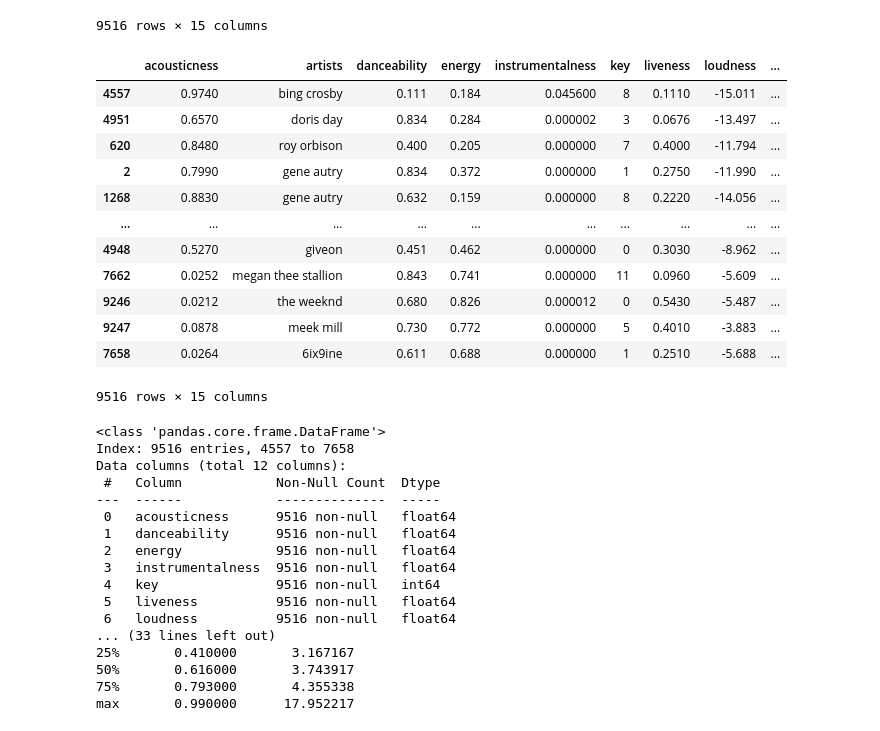
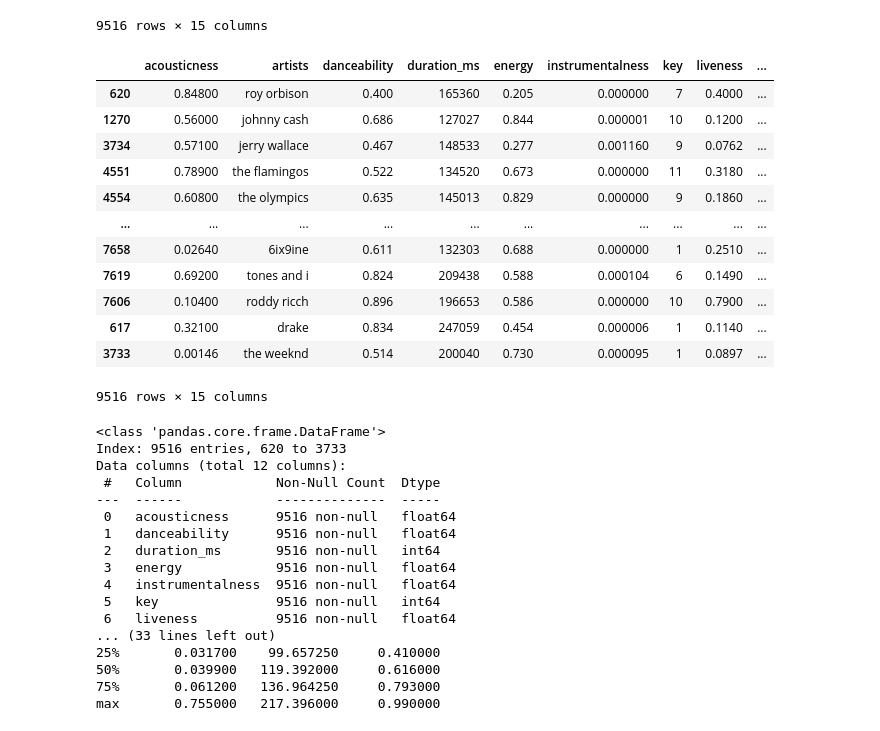
Before and after one commit to alexq1an/Song-Popularity-Analysis, a Jupyter notebook: project_ipynb/CleanData.ipynb, the cells around one changed output. Drawn from its saved outputs; the diff is of its cells as text; code cells hidden in the pictures.

```diff
--- a/project_ipynb/CleanData.ipynb
+++ b/project_ipynb/CleanData.ipynb
@@ -208,23 +208,23 @@ combined_df
 | 10335 | 0.15400 | herb alpert the tijuana brass | 0.531 | 264853 | 0.642 | 0.279000 | 5 | 0.0584 | ... |
 9516 rows × 15 columns
 # %%
-combined_df["duration_mins"] = combined_df["duration_ms"]/60000
-combined_df.drop(columns="duration_ms", inplace=True)
-combined_df = combined_df.sort_values(by='year', ascending=True)
+#combined_df["duration_mins"] = combined_df["duration_ms"]/60000
+#combined_df.drop(columns="duration_ms", inplace=True)
+combined_df = combined_df.sort_values(by='popularity', ascending=True)
 combined_df
 # %% [output]
-|  | acousticness | artists | danceability | energy | instrumentalness | key | liveness | loudness | ... |
-| 4557 | 0.9740 | bing crosby | 0.111 | 0.184 | 0.045600 | 8 | 0.1110 | -15.011 | ... |
-| 4951 | 0.6570 | doris day | 0.834 | 0.284 | 0.000002 | 3 | 0.0676 | -13.497 | ... |
-| 620 | 0.8480 | roy orbison | 0.400 | 0.205 | 0.000000 | 7 | 0.4000 | -11.794 | ... |
-| 2 | 0.7990 | gene autry | 0.834 | 0.372 | 0.000000 | 1 | 0.2750 | -11.990 | ... |
-| 1268 | 0.8830 | gene autry | 0.632 | 0.159 | 0.000000 | 8 | 0.2220 | -14.056 | ... |
+|  | acousticness | artists | danceability | duration_ms | energy | instrumentalness | key | liveness | ... |
+| 620 | 0.84800 | roy orbison | 0.400 | 165360 | 0.205 | 0.000000 | 7 | 0.4000 | ... |
+| 1270 | 0.56000 | johnny cash | 0.686 | 127027 | 0.844 | 0.000001 | 10 | 0.1200 | ... |
+| 3734 | 0.57100 | jerry wallace | 0.467 | 148533 | 0.277 | 0.001160 | 9 | 0.0762 | ... |
+| 4551 | 0.78900 | the flamingos | 0.522 | 134520 | 0.673 | 0.000000 | 11 | 0.3180 | ... |
+| 4554 | 0.60800 | the olympics | 0.635 | 145013 | 0.829 | 0.000000 | 9 | 0.1860 | ... |
 | ... | ... | ... | ... | ... | ... | ... | ... | ... | ... |
-| 4948 | 0.5270 | giveon | 0.451 | 0.462 | 0.000000 | 0 | 0.3030 | -8.962 | ... |
-| 7662 | 0.0252 | megan thee stallion | 0.843 | 0.741 | 0.000000 | 11 | 0.0960 | -5.609 | ... |
-| 9246 | 0.0212 | the weeknd | 0.680 | 0.826 | 0.000012 | 0 | 0.5430 | -5.487 | ... |
-| 9247 | 0.0878 | meek mill | 0.730 | 0.772 | 0.000000 | 5 | 0.4010 | -3.883 | ... |
-| 7658 | 0.0264 | 6ix9ine | 0.611 | 0.688 | 0.000000 | 1 | 0.2510 | -5.688 | ... |
+| 7658 | 0.02640 | 6ix9ine | 0.611 | 132303 | 0.688 | 0.000000 | 1 | 0.2510 | ... |
+| 7619 | 0.69200 | tones and i | 0.824 | 209438 | 0.588 | 0.000104 | 6 | 0.1490 | ... |
+| 7606 | 0.10400 | roddy ricch | 0.896 | 196653 | 0.586 | 0.000000 | 10 | 0.7900 | ... |
+| 617 | 0.32100 | drake | 0.834 | 247059 | 0.454 | 0.000006 | 1 | 0.1140 | ... |
+| 3733 | 0.00146 | the weeknd | 0.514 | 200040 | 0.730 | 0.000095 | 1 | 0.0897 | ... |
 9516 rows × 15 columns
 # %%
 combined_df = combined_df.drop(columns=['artists', 'Song', 'year'])
@@ -234,19 +234,19 @@ print(combined_df.info())
 print(combined_df.describe())
 # %% [output]
 <class 'pandas.core.frame.DataFrame'>
-Index: 9516 entries, 4557 to 7658
+Index: 9516 entries, 620 to 3733
 Data columns (total 12 columns):
  #   Column            Non-Null Count  Dtype
 ---  ------            --------------  -----
  0   acousticness      9516 non-null   float64
  1   danceability      9516 non-null   float64
- 2   energy            9516 non-null   float64
- 3   instrumentalness  9516 non-null   float64
- 4   key               9516 non-null   int64
- 5   liveness          9516 non-null   float64
- 6   loudness          9516 non-null   float64
+ 2   duration_ms       9516 non-null   int64
+ 3   energy            9516 non-null   float64
+ 4   instrumentalness  9516 non-null   float64
+ 5   key               9516 non-null   int64
+ 6   liveness          9516 non-null   float64
 ... (33 lines left out)
-25%       0.410000       3.167167
-50%       0.616000       3.743917
-75%       0.793000       4.355338
-max       0.990000      17.952217
+25%       0.031700    99.657250     0.410000
+50%       0.039900   119.392000     0.616000
+75%       0.061200   136.964250     0.793000
+max       0.755000   217.396000     0.990000
```
Also changed, not shown: parts of 1 cell of this notebook, 1 other file.
